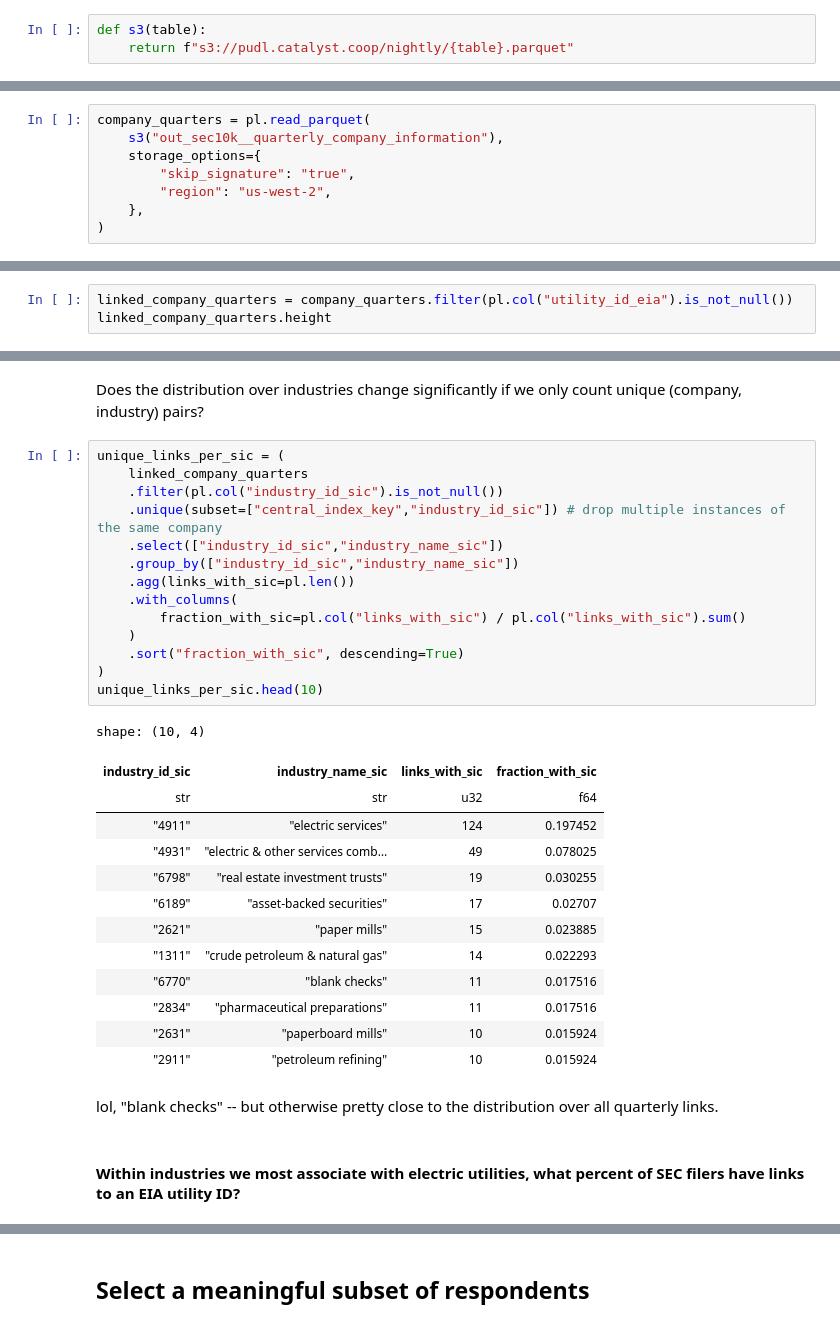
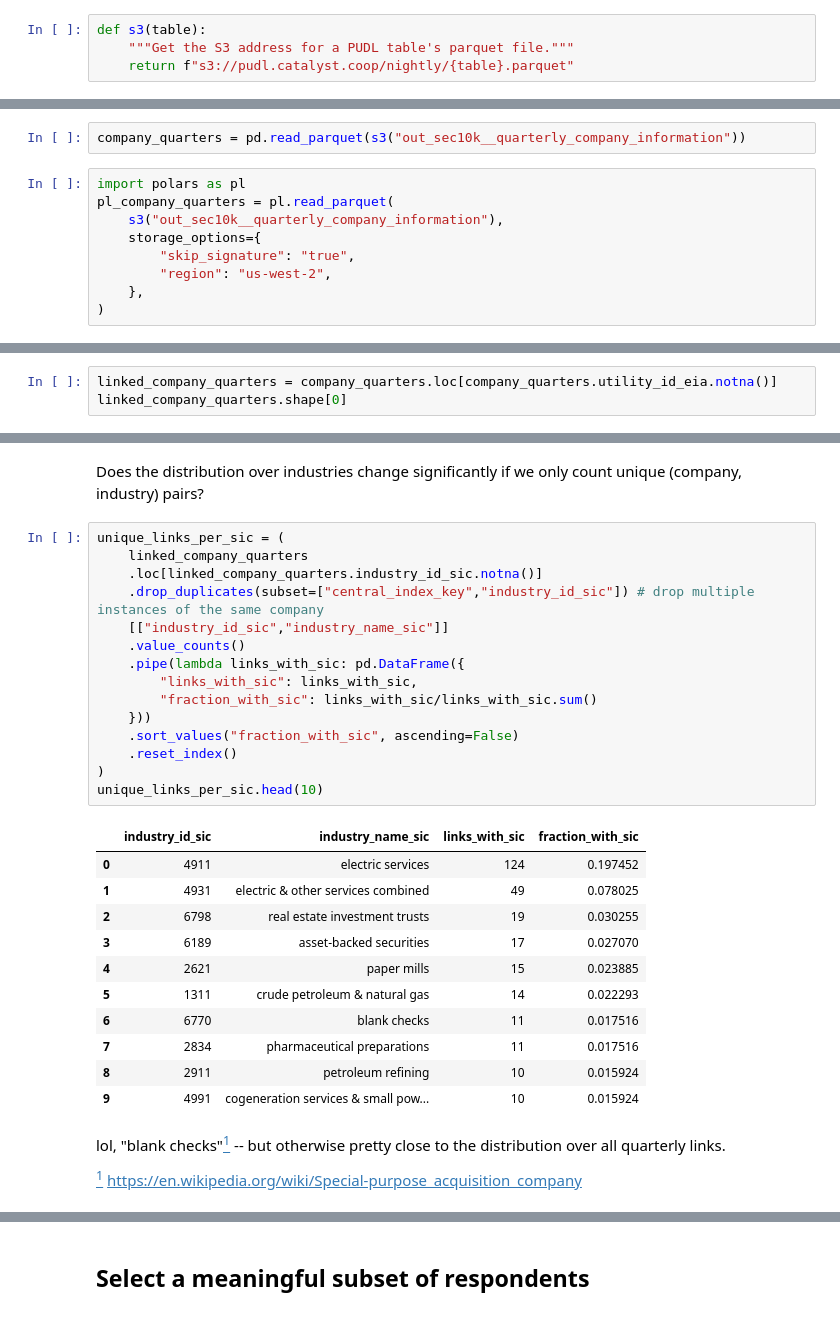
Before and after one commit to catalyst-cooperative/pudl-examples, a Jupyter notebook: 07-sec10k-use-cases.ipynb, the cells around one changed output, grey strips where cells are left out. Saved outputs shown, nothing was run; the diff lists cells and outputs as text.

```diff
--- a/07-sec10k-use-cases.ipynb
+++ b/07-sec10k-use-cases.ipynb
@@ -3,5 +17,6 @@
 # %%
 def s3(table):
+    """Get the S3 address for a PUDL table's parquet file."""
     return f"s3://pudl.catalyst.coop/nightly/{table}.parquet"
 # %% [markdown]
 # 1. Warm-up: Find all historical names for a company
@@ -56,5 +101,8 @@ import polars as pl
+# %%
+company_quarters = pd.read_parquet(s3("out_sec10k__quarterly_company_information"))
 # %%
-company_quarters = pl.read_parquet(
+import polars as pl
+pl_company_quarters = pl.read_parquet(
     s3("out_sec10k__quarterly_company_information"),
     storage_options={
         "skip_signature": "true",
@@ -66,8 +114,8 @@ company_quarters = pl.read_parquet(
 # %% [markdown]
 For how many quarterly records do we have a link between the SEC filer and an EIA utility ID?
 # %%
-linked_company_quarters = company_quarters.filter(pl.col("utility_id_eia").is_not_null())
-linked_company_quarters.height
+linked_company_quarters = company_quarters.loc[company_quarters.utility_id_eia.notna()]
+linked_company_quarters.shape[0]
 # %% [output]
 15178
 # %% [markdown]
@@ -137,32 +189,31 @@ Does the distribution over industries change significantly if we only count uniq
 # %%
 unique_links_per_sic = (
     linked_company_quarters
-    .filter(pl.col("industry_id_sic").is_not_null())
-    .unique(subset=["central_index_key","industry_id_sic"]) # drop multiple instances of the same company
-    .select(["industry_id_sic","industry_name_sic"])
-    .group_by(["industry_id_sic","industry_name_sic"])
-    .agg(links_with_sic=pl.len())
-    .with_columns(
-        fraction_with_sic=pl.col("links_with_sic") / pl.col("links_with_sic").sum()
-    )
-    .sort("fraction_with_sic", descending=True)
+    .loc[linked_company_quarters.industry_id_sic.notna()]
+    .drop_duplicates(subset=["central_index_key","industry_id_sic"]) # drop multiple instances of the same company
+    [["industry_id_sic","industry_name_sic"]]
+    .value_counts()
+    .pipe(lambda links_with_sic: pd.DataFrame({
+        "links_with_sic": links_with_sic,
+        "fraction_with_sic": links_with_sic/links_with_sic.sum()
+    }))
+    .sort_values("fraction_with_sic", ascending=False)
+    .reset_index()
 )
 unique_links_per_sic.head(10)
 # %% [output]
-shape: (10, 4)
-| industry_id_sic | industry_name_sic | links_with_sic | fraction_with_sic |
-| str | str | u32 | f64 |
-| "4911" | "electric services" | 124 | 0.197452 |
-| "4931" | "electric & other services comb… | 49 | 0.078025 |
-| "6798" | "real estate investment trusts" | 19 | 0.030255 |
-| "6189" | "asset-backed securities" | 17 | 0.02707 |
-| "2621" | "paper mills" | 15 | 0.023885 |
-| "1311" | "crude petroleum & natural gas" | 14 | 0.022293 |
-| "6770" | "blank checks" | 11 | 0.017516 |
-| "2834" | "pharmaceutical preparations" | 11 | 0.017516 |
-| "2631" | "paperboard mills" | 10 | 0.015924 |
-| "2911" | "petroleum refining" | 10 | 0.015924 |
+|  | industry_id_sic | industry_name_sic | links_with_sic | fraction_with_sic |
+| 0 | 4911 | electric services | 124 | 0.197452 |
+| 1 | 4931 | electric & other services combined | 49 | 0.078025 |
+| 2 | 6798 | real estate investment trusts | 19 | 0.030255 |
+| 3 | 6189 | asset-backed securities | 17 | 0.027070 |
+| 4 | 2621 | paper mills | 15 | 0.023885 |
+| 5 | 1311 | crude petroleum & natural gas | 14 | 0.022293 |
+| 6 | 6770 | blank checks | 11 | 0.017516 |
+| 7 | 2834 | pharmaceutical preparations | 11 | 0.017516 |
+| 8 | 2911 | petroleum refining | 10 | 0.015924 |
+| 9 | 4991 | cogeneration services & small pow... | 10 | 0.015924 |
 # %% [markdown]
-lol, "blank checks" -- but otherwise pretty close to the distribution over all quarterly links.
+lol, "blank checks"[<sup id="fn1-back">1</sup>](#fn1 "https://en.wikipedia.org/wiki/Special-purpose_acquisition_company") -- but otherwise pretty close to the distribution over all quarterly links.
+
+[<sup id="fn1">1</sup>](#fn1-back) https://en.wikipedia.org/wiki/Special-purpose_acquisition_company
-# %% [markdown]
-#### Within industries we most associate with electric utilities, what percent of SEC filers have links to an EIA utility ID?
```
Also changed, not shown: parts of 57 cells of this notebook.
